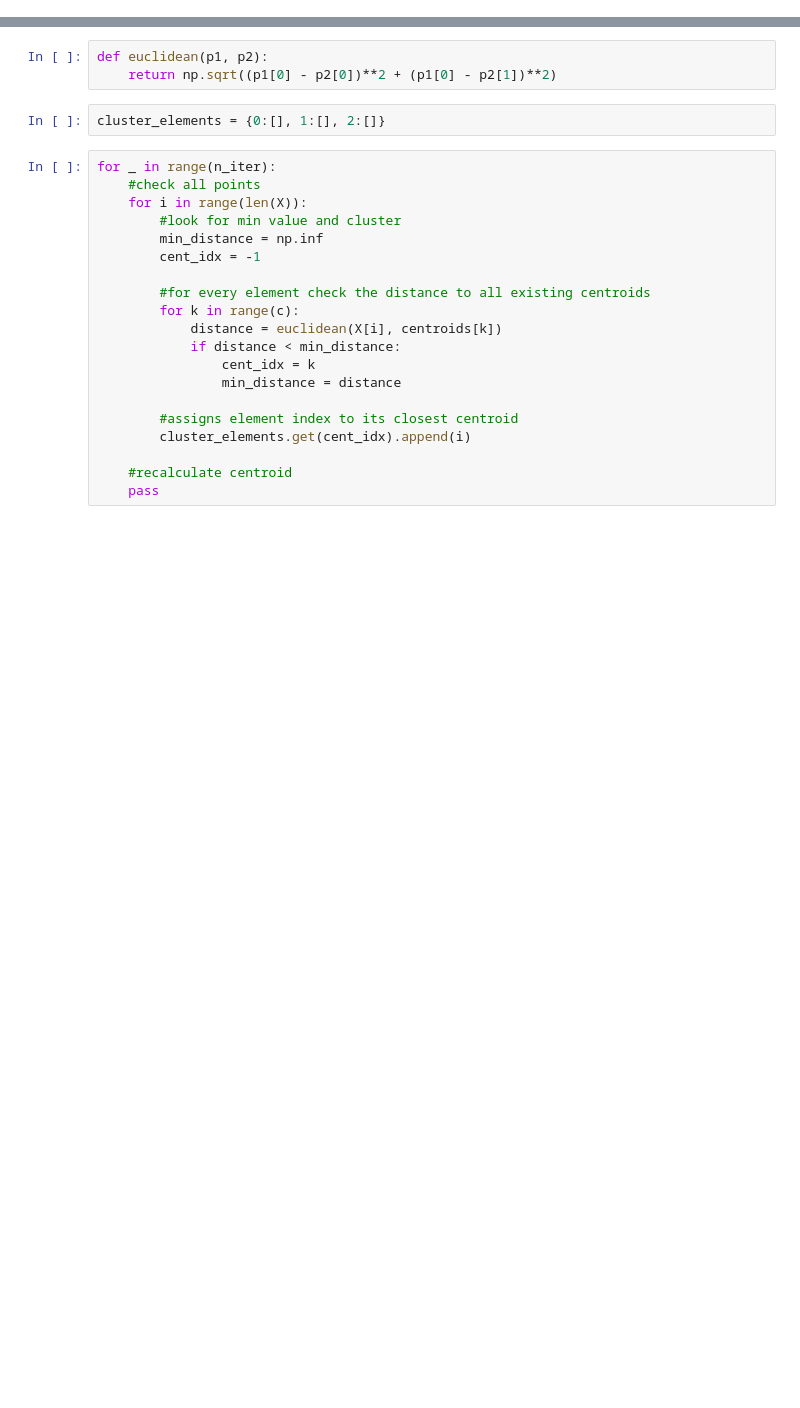
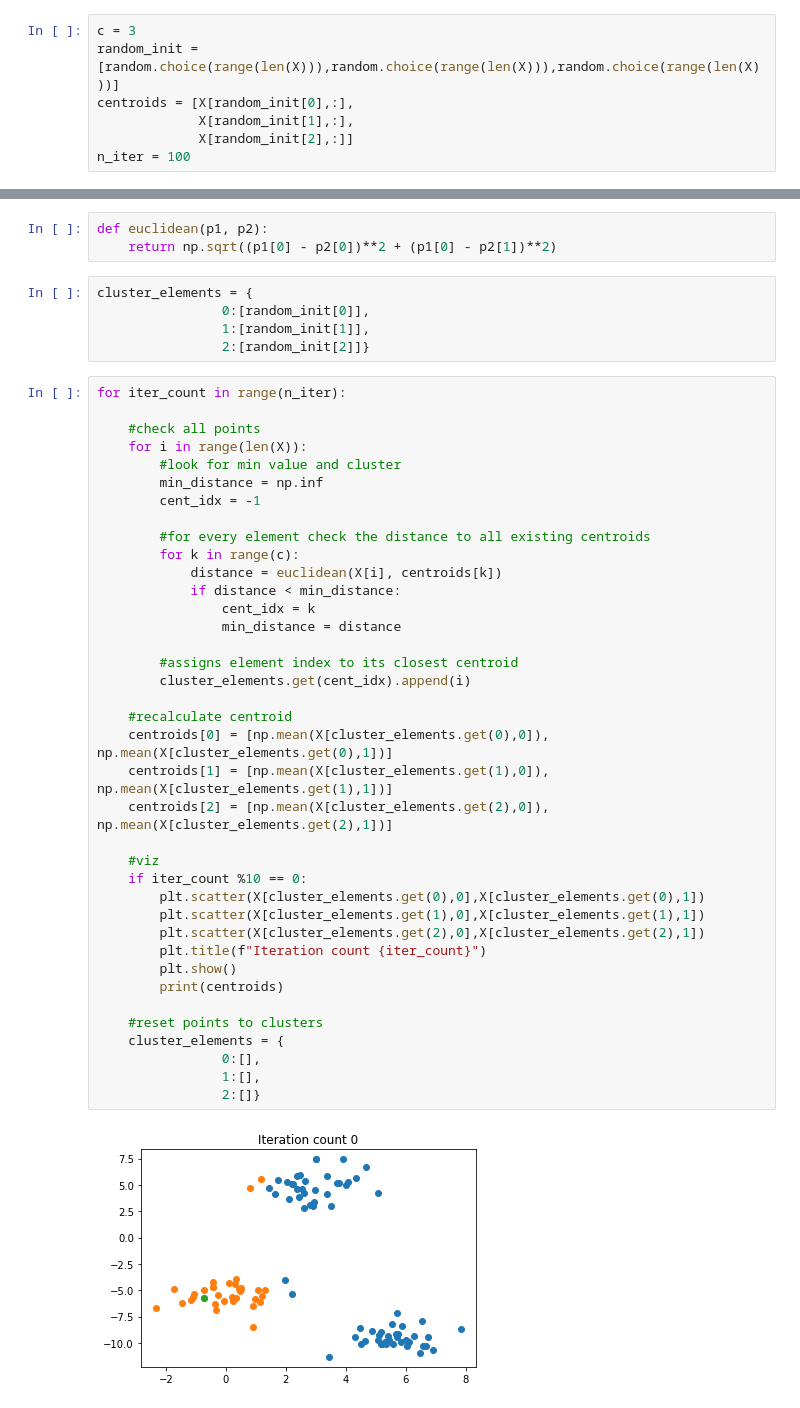
Before and after one commit to szelesaron/ml-from-scratch, a Jupyter notebook: 6-kmeans.ipynb, the cells around one changed output, grey strips where cells are left out. Drawn from its saved outputs; the diff is of its cells as text; blank space fills up the shorter version.

```diff
--- a/6-kmeans.ipynb
+++ b/6-kmeans.ipynb
@@ -24,0 +22,7 @@ n_iter = 1
+# %%
+c = 3
+random_init = [random.choice(range(len(X))),random.choice(range(len(X))),random.choice(range(len(X)))]
+centroids = [X[random_init[0],:],
+             X[random_init[1],:],
+             X[random_init[2],:]]
+n_iter = 100
@@ -26,24 +36,47 @@ n_iter = 1
 def euclidean(p1, p2):
     return np.sqrt((p1[0] - p2[0])**2 + (p1[0] - p2[1])**2)
 # %%
-cluster_elements = {0:[], 1:[], 2:[]}
+cluster_elements = {
+                0:[random_init[0]],
+                1:[random_init[1]],
+                2:[random_init[2]]}
 # %%
-for _ in range(n_iter):
+for iter_count in range(n_iter):
+
     #check all points
     for i in range(len(X)):
         #look for min value and cluster
         min_distance = np.inf
         cent_idx = -1
 
         #for every element check the distance to all existing centroids
         for k in range(c):
             distance = euclidean(X[i], centroids[k])
             if distance < min_distance:
                 cent_idx = k
                 min_distance = distance
 
         #assigns element index to its closest centroid
         cluster_elements.get(cent_idx).append(i)
 
     #recalculate centroid
-    pass
+    centroids[0] = [np.mean(X[cluster_elements.get(0),0]), np.mean(X[cluster_elements.get(0),1])]
+    centroids[1] = [np.mean(X[cluster_elements.get(1),0]), np.mean(X[cluster_elements.get(1),1])]
+    centroids[2] = [np.mean(X[cluster_elements.get(2),0]), np.mean(X[cluster_elements.get(2),1])]
+
+    #viz
+    if iter_count %10 == 0:
+        plt.scatter(X[cluster_elements.get(0),0],X[cluster_elements.get(0),1])
+        plt.scatter(X[cluster_elements.get(1),0],X[cluster_elements.get(1),1])
+        plt.scatter(X[cluster_elements.get(2),0],X[cluster_elements.get(2),1])
+        plt.title(f"Iteration count {iter_count}")
+        plt.show()
+        print(centroids)
+
+    #reset points to clusters
+    cluster_elements = {
+                0:[],
+                1:[],
+                2:[]}
+# %% [output]
+[figure, added]
```
Also changed, not shown: parts of 8 cells of this notebook.
